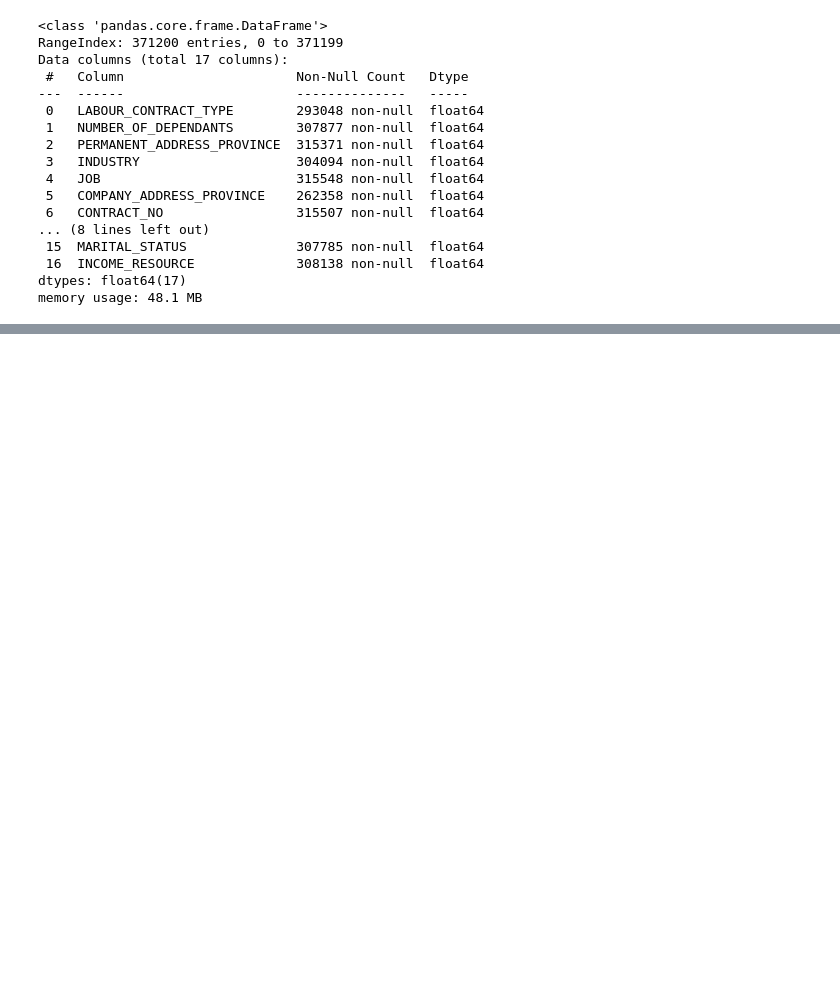
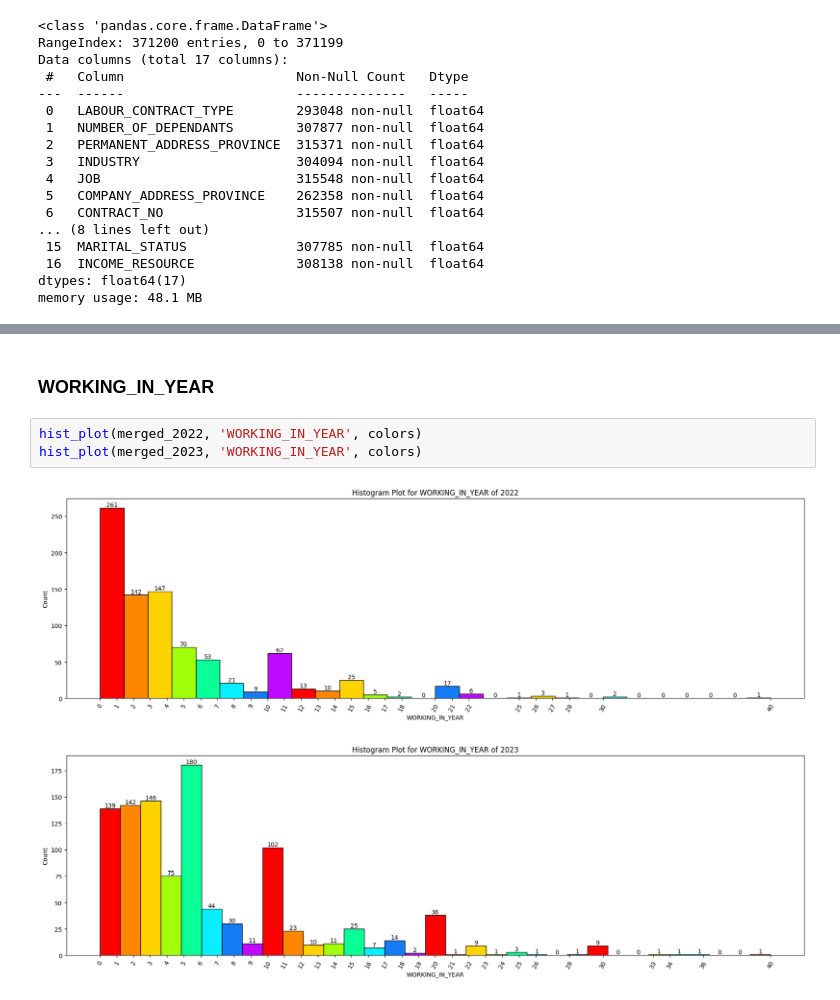
Before and after one commit to huynguyentuank22/RBAC_2024, a Jupyter notebook: main.ipynb, the cells around one changed output, grey strips where cells are left out. Drawn from its saved outputs; the diff is of its cells as text; blank space fills up the shorter version.

```diff
--- a/main.ipynb
+++ b/main.ipynb
@@ -52,0 +273,8 @@ memory usage: 48.1 MB
+# %% [markdown]
+### WORKING_IN_YEAR
+# %%
+hist_plot(merged_2022, 'WORKING_IN_YEAR', colors)
+hist_plot(merged_2023, 'WORKING_IN_YEAR', colors)
+# %% [output]
+[figure, added]
+[figure, added]
```
Also changed, not shown: parts of 17 cells of this notebook, 1 other file.
